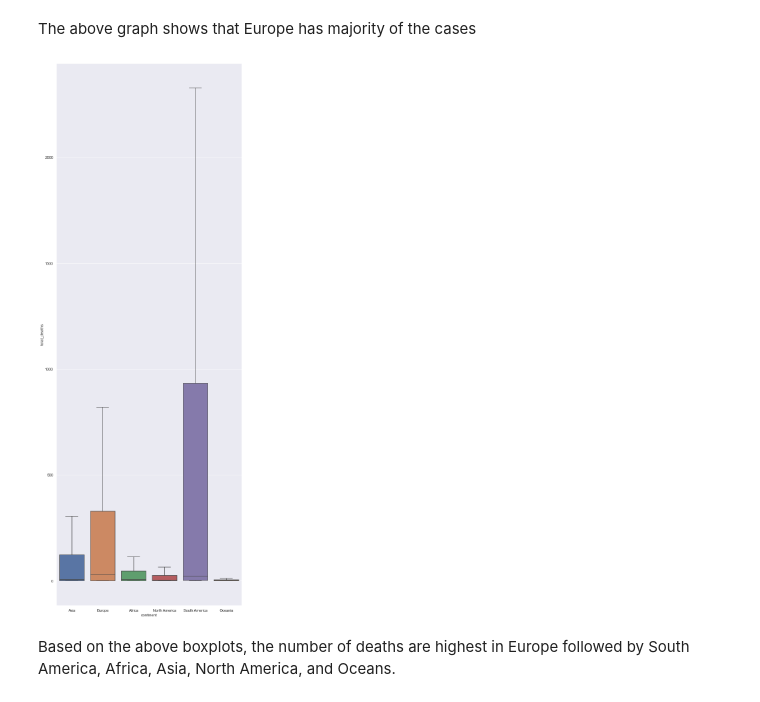
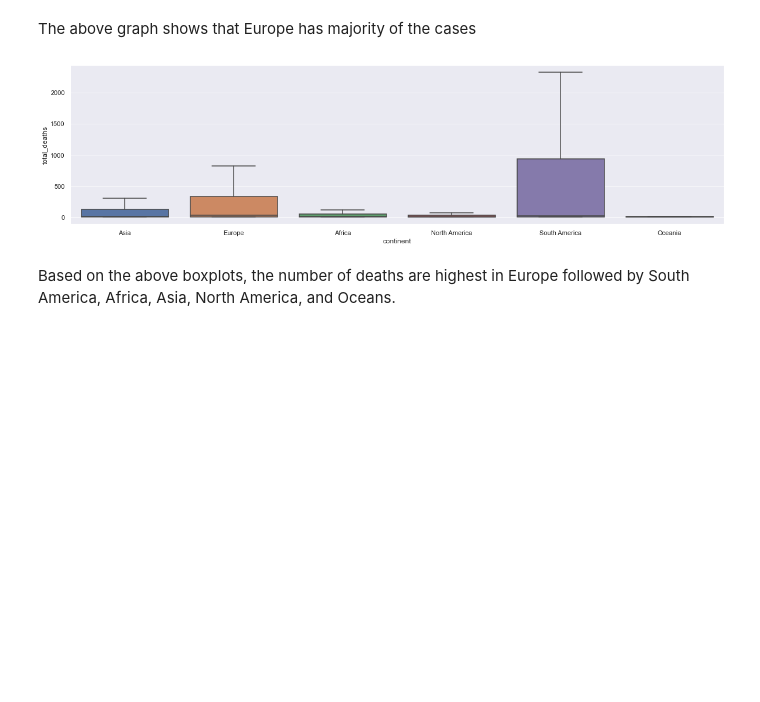
Before and after one commit to kamsingh11/Covid-19, a Jupyter notebook: COVID-19.ipynb, the cells around one changed output. Drawn from its saved outputs; the diff is of its cells as text; code cells hidden in the pictures; blank space fills up the shorter version.

```diff
--- a/COVID-19.ipynb
+++ b/COVID-19.ipynb
@@ -263,3 +295,7 @@ Index(['iso_code', 'continent', 'location', 'date', 'total_cases', 'new_cases',
+# %%
+#Replacing any negatives with zeros
+df.loc[df['new_cases'] < 0, 'new_cases'] = 0
+df.loc[df['new_deaths'] < 0, 'new_deaths'] = 0
 # %% [markdown]
 ## Graphical Exploratory Analysis
 # %% [markdown]
@@ -283,10 +320,10 @@ sns.countplot(x='continent',data=df, palette="OrRd")
 # %% [markdown]
 The above graph shows that Europe has majority of the cases
 # %%
-plt.figure(figsize=(10,30))
+plt.figure(figsize=(20,5))
 ax = sns.boxplot(x="continent", y="total_deaths", data=df, showfliers=False)
 # %% [output]
-[figure, old version]
+[figure, new version]
 # %% [markdown]
 Based on the above boxplots, the number of deaths are highest in Europe followed by South America, Africa, Asia, North America, and Oceans.
 # %% [markdown]
```
Also changed, not shown: parts of 45 cells of this notebook.
